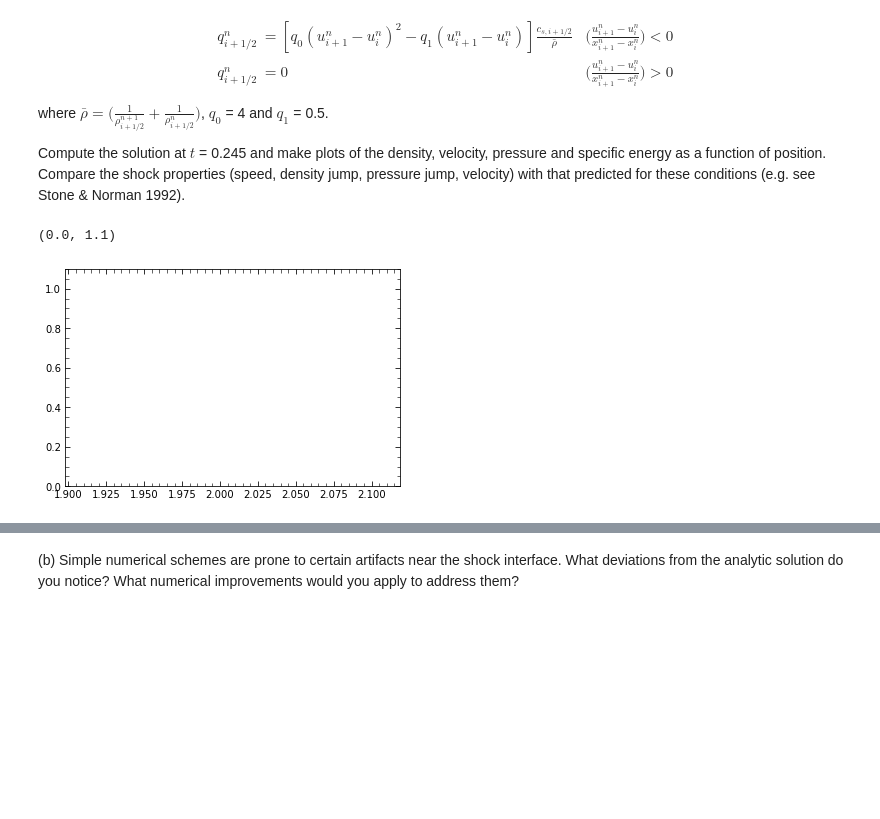
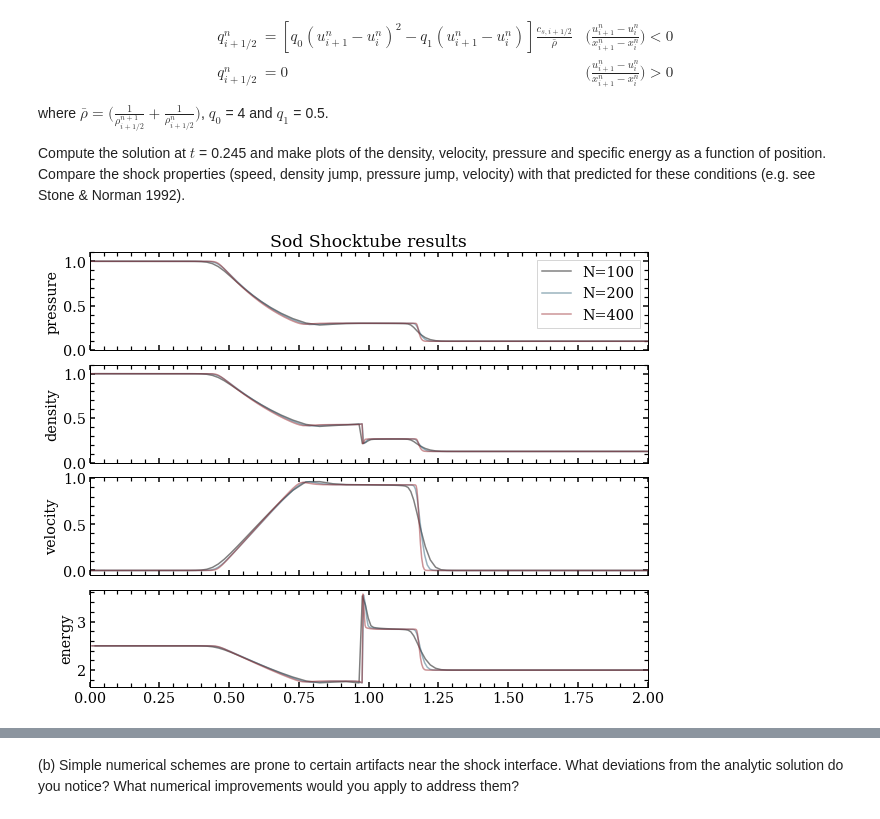
Before and after one commit to kchworowsky/AST381, a Jupyter notebook: PS2v2.ipynb, the cells around one changed output, grey strips where cells are left out. Saved outputs shown, nothing was run; the diff lists cells and outputs as text; code cells hidden in the pictures; blank space fills up the shorter version.

Commit message:
Add files via upload
Code actually working now, still need to finish discussion

```diff
--- a/PS2v2.ipynb
+++ b/PS2v2.ipynb
@@ -201,17 +219,55 @@ def update(f, time):
 # %%
-f = Fluid(N= 500)
-f = initialize(f)
-prevf = f
+f1 = initialize(Fluid(N= 100))
+f2 = initialize(Fluid(N= 200))
+f4 = initialize(Fluid(N= 400))
 
 time = 0
+while time < 0.245:
+    f1, time = update(f1, time)
 
+time = 0
 while time < 0.245:
-    newf, time = update(f, time)
-    f = newf
+    f2, time = update(f2, time)
+
+time = 0
+while time < 0.245:
+    f4, time = update(f4, time)
 
 
-plt.plot(f.x[1:], f.p)
-plt.ylim(0, 1.1)
+f, axs = plt.subplots(4, sharex=True,figsize=(10,8))
+
+# Since pressure and density are measured at cell center and x at cell edges, need to truncate x arr
+axs[0].plot(f1.x[1:], f1.p, linewidth=1.5, color='k', label='N=100', alpha=0.5)
+axs[0].plot(f2.x[1:], f2.p, linewidth=1.5, color="#34657C", label='N=200', alpha=0.5)
+axs[0].plot(f4.x[1:], f4.p, linewidth=1.5, color='#98282E', label='N=400', alpha=0.5)
+axs[0].set_ylabel('pressure')
+axs[0].set_ylim(0, 1.1)
+
+axs[0].legend()
+
+axs[1].plot(f1.x[1:], f1.rho, linewidth=1.5, color='k', label='N=100', alpha=0.5)
+axs[1].plot(f2.x[1:], f2.rho, linewidth=1.5, color="#34657C", label='N=200', alpha=0.5)
+axs[1].plot(f4.x[1:], f4.rho, linewidth=1.5, color='#98282E', label='N=400', alpha=0.5)
+axs[1].set_ylabel('density')
+axs[1].set_ylim(0, 1.1)
+
+axs[2].plot(f1.x, f1.v, linewidth=1.5, color='k', label='N=100', alpha=0.5)
+axs[2].plot(f2.x, f2.v, linewidth=1.5, color="#34657C", label='N=200', alpha=0.5)
+axs[2].plot(f4.x, f4.v, linewidth=1.5, color='#98282E', label='N=400', alpha=0.5)
+axs[2].set_ylabel('velocity')
+
+axs[3].plot(f1.x[1:], f1.e, linewidth=1.5, color='k', label='N=100', alpha=0.5)
+axs[3].plot(f2.x[1:], f2.e, linewidth=1.5, color="#34657C", label='N=200', alpha=0.5)
+axs[3].plot(f4.x[1:], f4.e, linewidth=1.5, color='#98282E', label='N=400', alpha=0.5)
+axs[3].set_ylabel('energy')
+
+axs[0].set_xlim(0, 2)
+axs[1].set_xlim(0, 2)
+axs[2].set_xlim(0, 2)
+axs[3].set_xlim(0, 2)
+
+plt.subplots_adjust(hspace=0.15)
+axs[0].set_title('Sod Shocktube results')
+plt.show()
 # %% [output]
-(0.0, 1.1)
-[figure, old version]
+[figure, new version]
```
Also changed, not shown: parts of 3 cells of this notebook.
